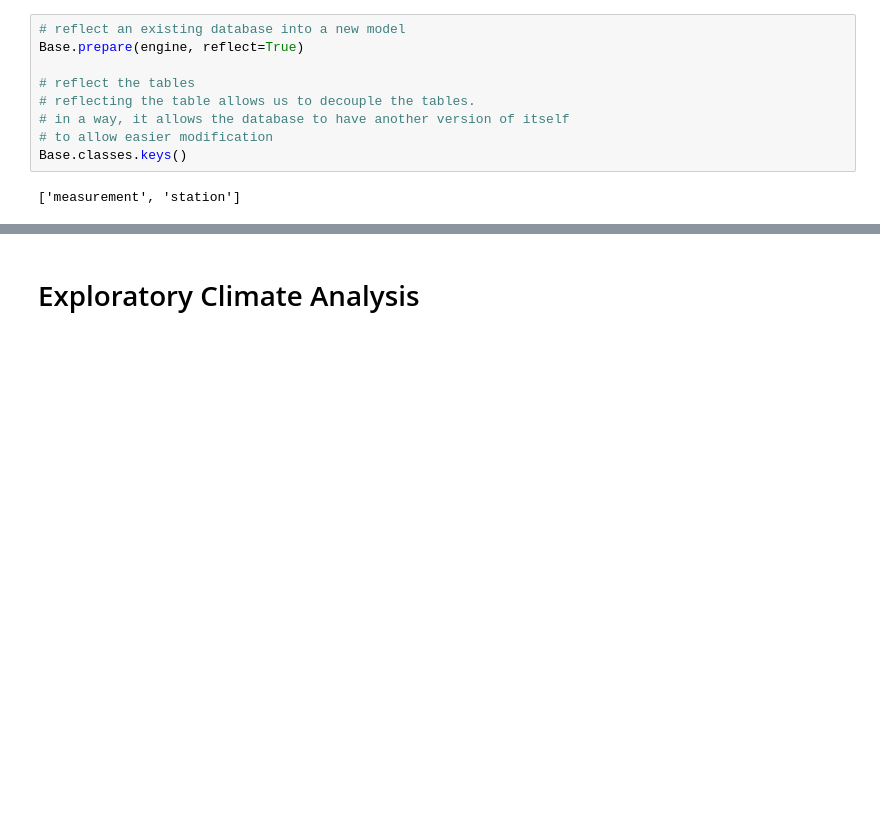
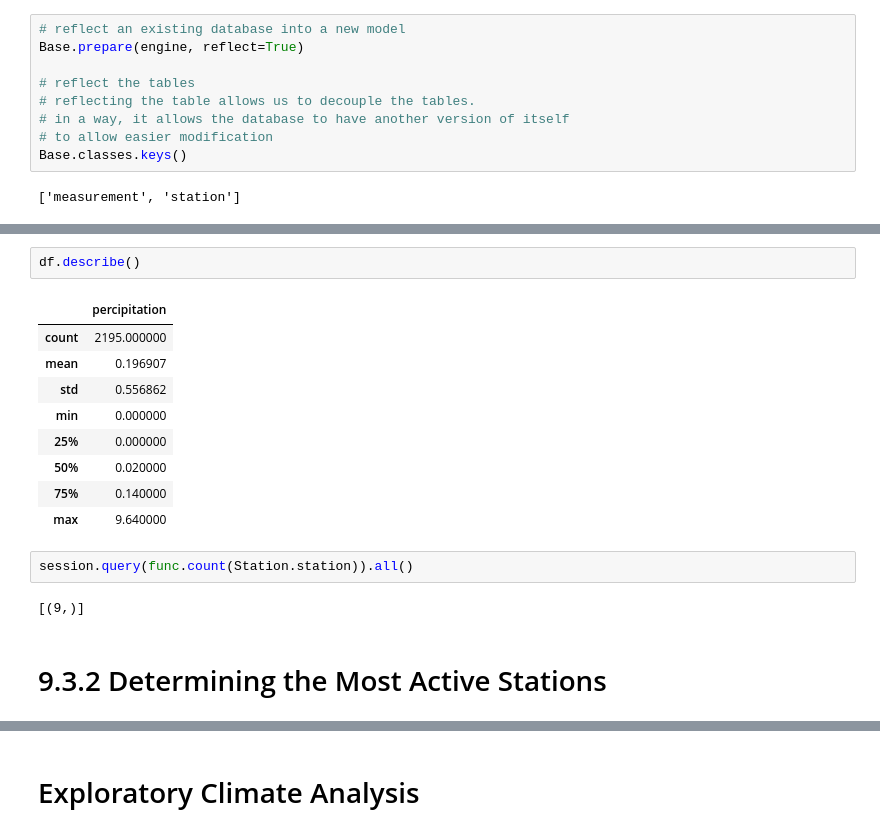
Before and after one commit to MiguelFids/surfs_up, a Jupyter notebook: climate_analysis.ipynb, the cells around one changed output, grey strips where cells are left out. Saved outputs shown, nothing was run; the diff lists cells and outputs as text; blank space fills up the shorter version.

```diff
--- a/climate_analysis.ipynb
+++ b/climate_analysis.ipynb
@@ -48,0 +109,18 @@ sqlalchemy.orm.decl_api.DeclarativeMeta
+# %%
+df.describe()
+# %% [output]
+|  | percipitation |
+| count | 2195.000000 |
+| mean | 0.196907 |
+| std | 0.556862 |
+| min | 0.000000 |
+| 25% | 0.000000 |
+| 50% | 0.020000 |
+| 75% | 0.140000 |
+| max | 9.640000 |
+# %%
+session.query(func.count(Station.station)).all()
+# %% [output]
+[(9,)]
+# %% [markdown]
+# 9.3.2 Determining the Most Active Stations
```
Also changed, not shown: parts of 18 cells of this notebook, 1 other file.
